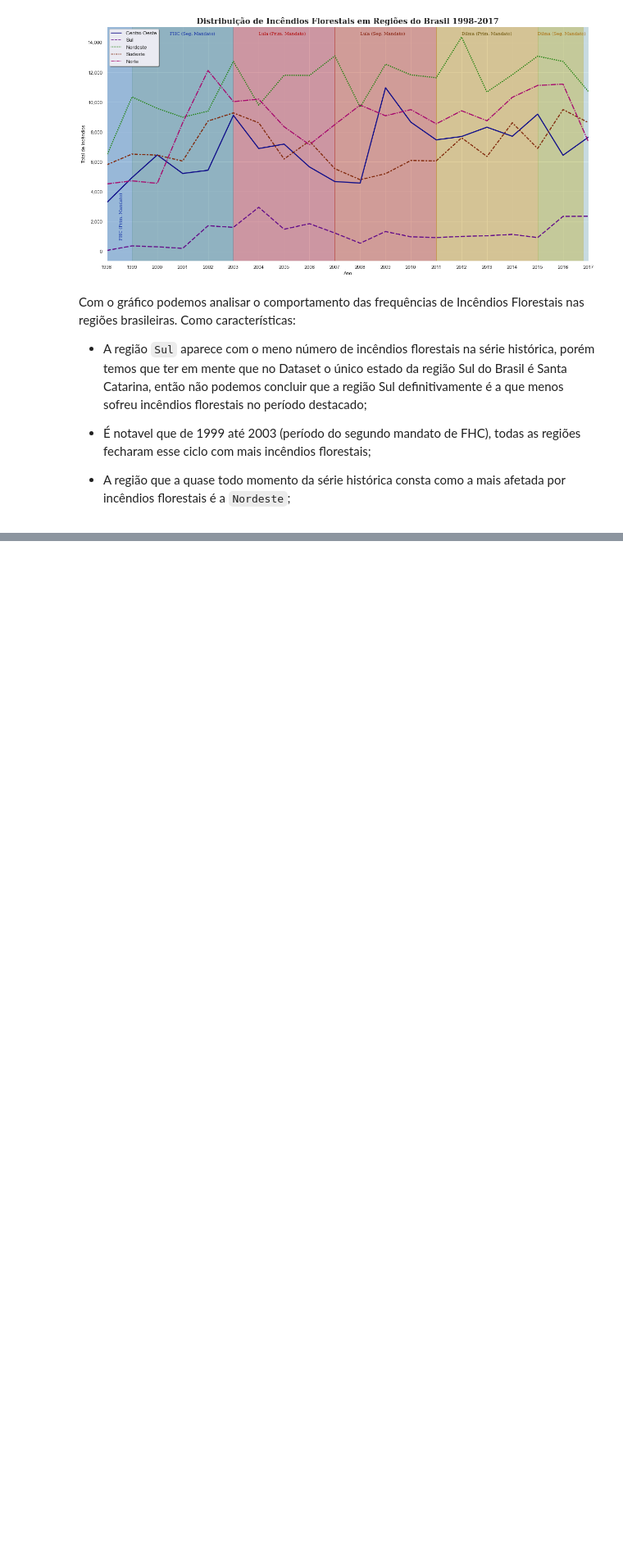
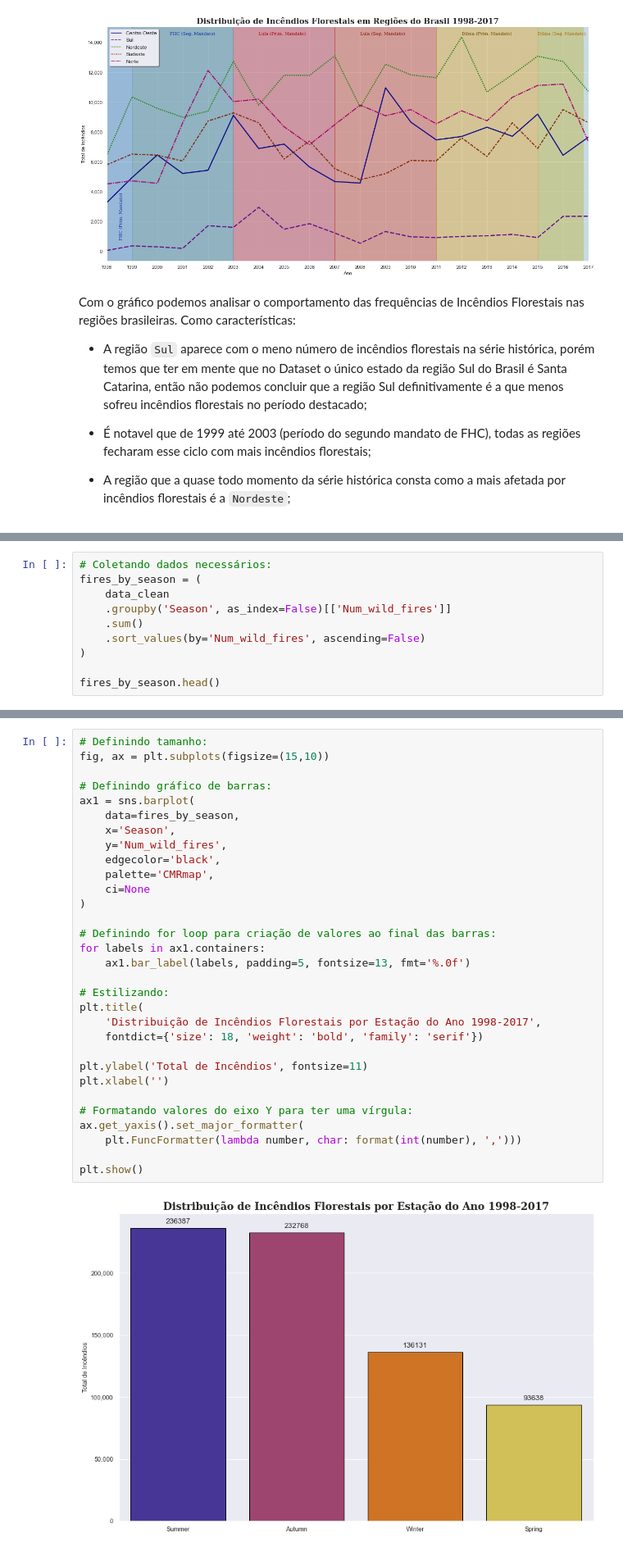
Before and after one commit to JoSEPHDev2022/Forest_Fires_Brazil, a Jupyter notebook: relatorio.ipynb, the cells around one changed output, grey strips where cells are left out. Shown at 82% size. Drawn from its saved outputs; the diff is of its cells as text; blank space fills up the shorter version.

```diff
--- a/relatorio.ipynb
+++ b/relatorio.ipynb
@@ -1117,0 +1136,10 @@ Com o gráfico podemos analisar o comportamento das frequências de Incêndios F
+# %%
+# Coletando dados necessários:
+fires_by_season = (
+    data_clean
+    .groupby('Season', as_index=False)[['Num_wild_fires']]
+    .sum()
+    .sort_values(by='Num_wild_fires', ascending=False)
+)
+
+fires_by_season.head()
@@ -1117,0 +1154,33 @@ Com o gráfico podemos analisar o comportamento das frequências de Incêndios F
+# %%
+# Definindo tamanho:
+fig, ax = plt.subplots(figsize=(15,10))
+
+# Definindo gráfico de barras:
+ax1 = sns.barplot(
+    data=fires_by_season,
+    x='Season',
+    y='Num_wild_fires',
+    edgecolor='black',
+    palette='CMRmap',
+    ci=None
+)
+
+# Definindo for loop para criação de valores ao final das barras:
+for labels in ax1.containers:
+    ax1.bar_label(labels, padding=5, fontsize=13, fmt='%.0f')
+
+# Estilizando:
+plt.title(
+    'Distribuição de Incêndios Florestais por Estação do Ano 1998-2017',
+    fontdict={'size': 18, 'weight': 'bold', 'family': 'serif'})
+
+plt.ylabel('Total de Incêndios', fontsize=11)
+plt.xlabel('')
+
+# Formatando valores do eixo Y para ter uma vírgula:
+ax.get_yaxis().set_major_formatter(
+    plt.FuncFormatter(lambda number, char: format(int(number), ',')))
+
+plt.show()
+# %% [output]
+[figure, added]
```
Also changed, not shown: parts of 25 cells of this notebook.
